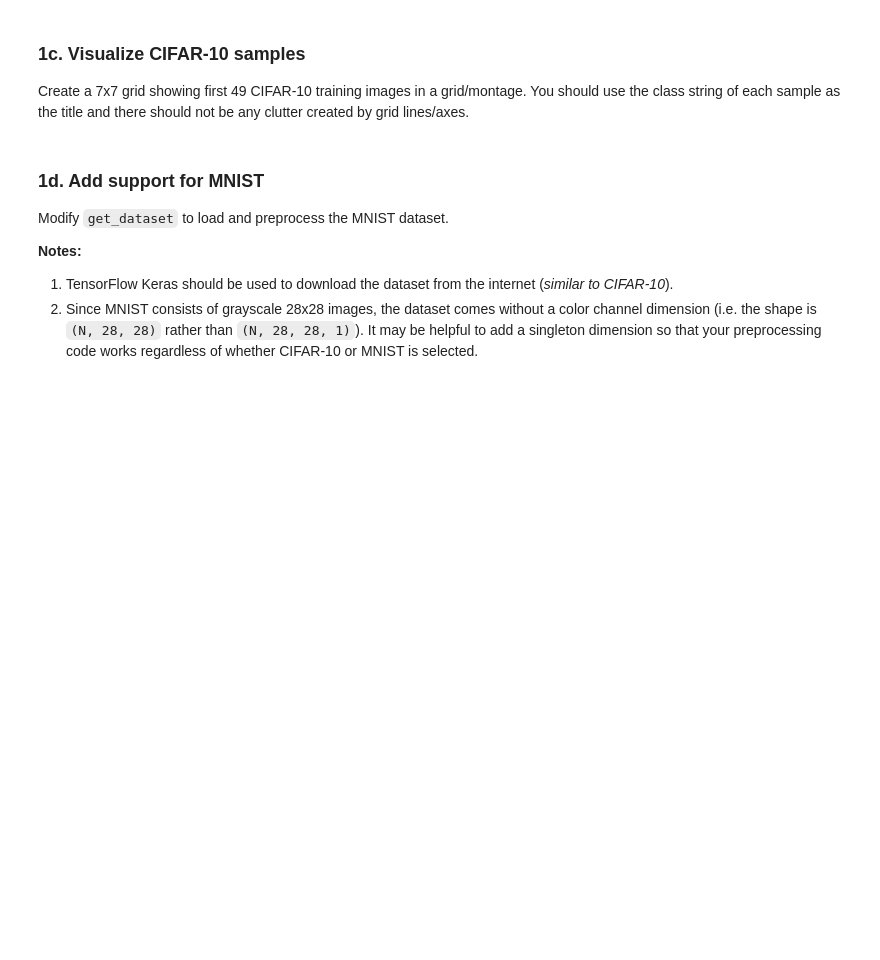
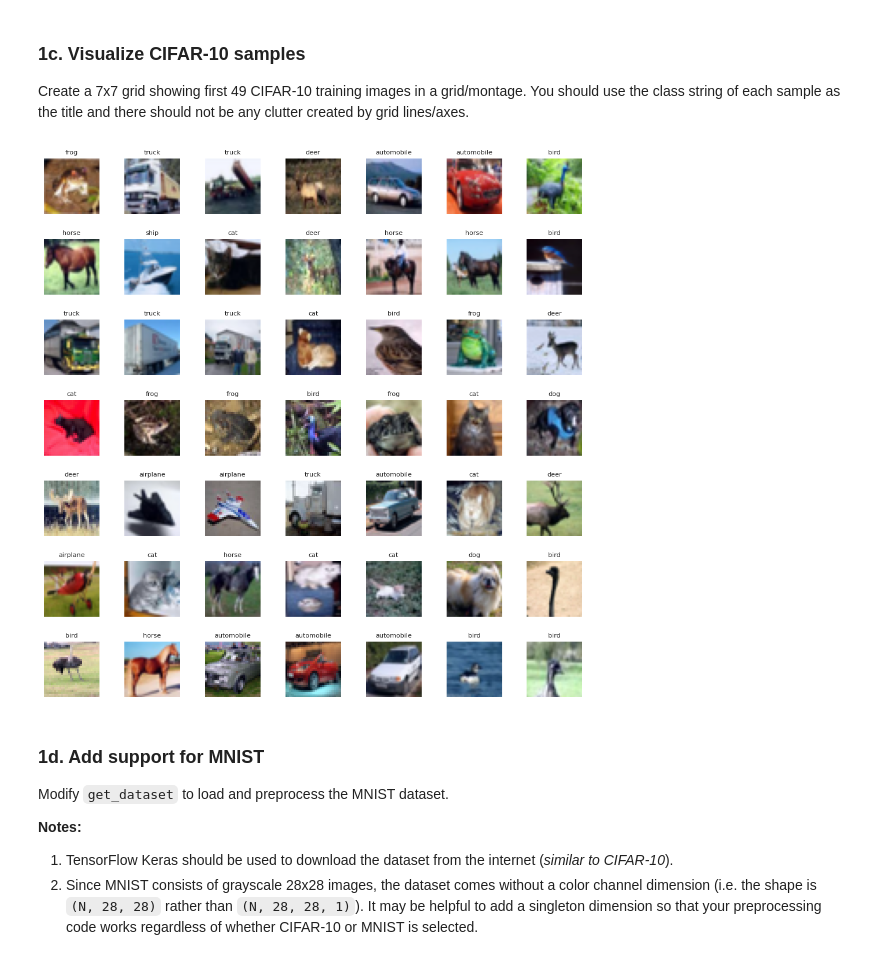
Before and after one commit to sarudoru/Bio-Inspired-ML, a Jupyter notebook: Project1/images_datasets.ipynb, the cells around one changed output. Saved outputs shown, nothing was run; the diff lists cells and outputs as text; code cells hidden in the pictures; blank space fills up the shorter version.

```diff
--- a/Project1/images_datasets.ipynb
+++ b/Project1/images_datasets.ipynb
@@ -148,6 +234,39 @@ print(f'The first few val class labels are\n{y_val_split[:6]} and they should be
 Create a 7x7 grid showing first 49 CIFAR-10 training images in a grid/montage. You should use the class string of each sample as the title and there should not be any clutter created by grid lines/axes.
 # %%
 classnames = ['airplane', 'automobile', 'bird', 'cat', 'deer', 'dog', 'frog', 'horse', 'ship', 'truck']
+
+#create a 7x7 grid of the first 49 images in the training set with their class names as titles, no axes or lines
+
+
+# Create a 7x7 grid showing first 49 CIFAR-10 training images
+fig, axes = plt.subplots(7, 7, figsize=(10, 10))
+
+for i in range(49):
+    ax = axes[i // 7, i % 7]
+
+    # Get image and reshape from flattened to 32x32x3
+    img = tf.reshape(x_train_split[i], [32, 32, 3])
+
+    # Convert to numpy and normalize for display (since images were standardized)
+    img_np = img.numpy()
+    img_min = img_np.min()
+    img_max = img_np.max()
+    img_display = (img_np - img_min) / (img_max - img_min + 1e-10)
+
+    # Display image
+    ax.imshow(img_display)
+
+    # Set title to class name
+    class_idx = y_train_split[i].numpy()
+    ax.set_title(classnames[class_idx], fontsize=8)
+
+    # Remove axis clutter
+    ax.axis('off')
+
+plt.tight_layout()
+plt.show()
+# %% [output]
+[figure, added]
 # %% [markdown]
 ### 1d. Add support for MNIST
 
```
Also changed, not shown: parts of 9 cells of this notebook, 1 other file.
